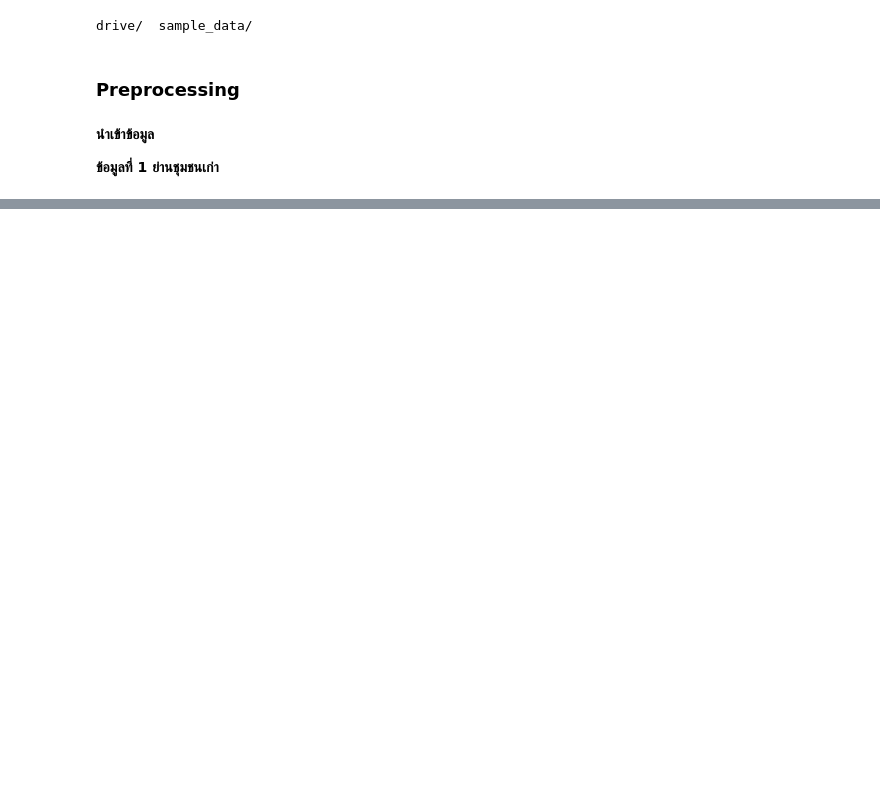
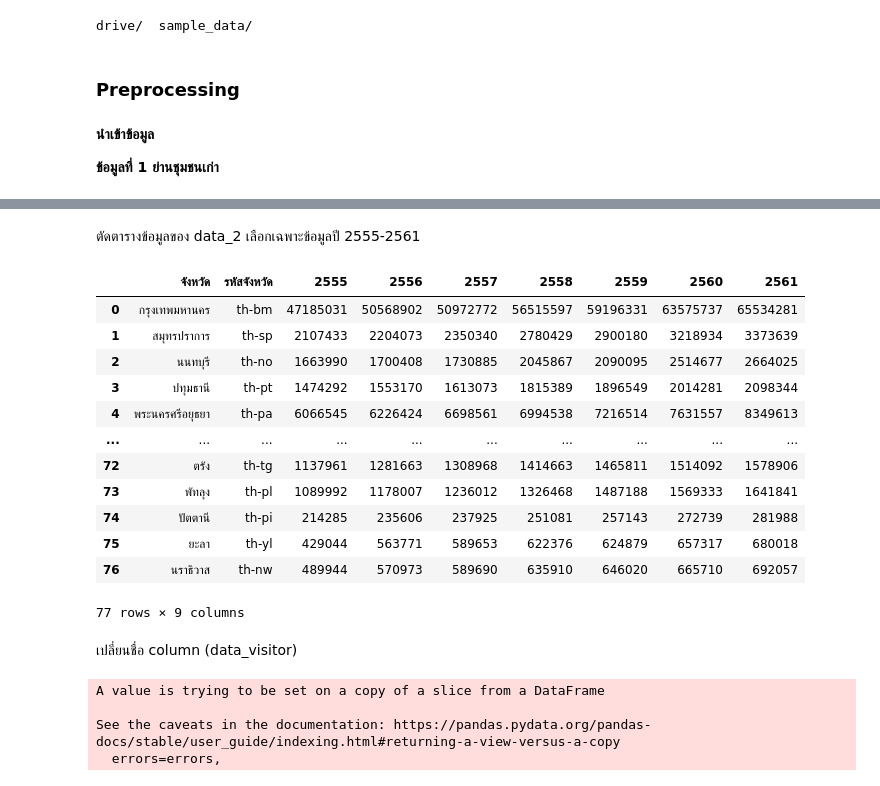
Before and after one commit to naruemonssp/DWDM21, a Jupyter notebook: Project_G_Final.ipynb, the cells around one changed output, grey strips where cells are left out. Cells and saved outputs as stored; diff of their text form; code cells hidden in the pictures; blank space fills up the shorter version.

```diff
--- a/Project_G_Final.ipynb
+++ b/Project_G_Final.ipynb
@@ -51,0 +133,34 @@ data_1
+# %% [markdown]
+ตัดตารางข้อมูลของ data_2 เลือกเฉพาะข้อมูลปี 2555-2561
+# %%
+data_visitor = data_2[['จังหวัด','รหัสจังหวัด','2555','2556','2557','2558','2559','2560','2561']] # ผู้เยี่ยมเยือน จำแนกตามจังหวัด
+data_visitor
+# %% [output]
+|  | จังหวัด | รหัสจังหวัด | 2555 | 2556 | 2557 | 2558 | 2559 | 2560 | 2561 |
+| 0 | กรุงเทพมหานคร | th-bm | 47185031 | 50568902 | 50972772 | 56515597 | 59196331 | 63575737 | 65534281 |
+| 1 | สมุทรปราการ | th-sp | 2107433 | 2204073 | 2350340 | 2780429 | 2900180 | 3218934 | 3373639 |
+| 2 | นนทบุรี | th-no | 1663990 | 1700408 | 1730885 | 2045867 | 2090095 | 2514677 | 2664025 |
+| 3 | ปทุมธานี | th-pt | 1474292 | 1553170 | 1613073 | 1815389 | 1896549 | 2014281 | 2098344 |
+| 4 | พระนครศรีอยุธยา | th-pa | 6066545 | 6226424 | 6698561 | 6994538 | 7216514 | 7631557 | 8349613 |
+| ... | ... | ... | ... | ... | ... | ... | ... | ... | ... |
+| 72 | ตรัง | th-tg | 1137961 | 1281663 | 1308968 | 1414663 | 1465811 | 1514092 | 1578906 |
+| 73 | พัทลุง | th-pl | 1089992 | 1178007 | 1236012 | 1326468 | 1487188 | 1569333 | 1641841 |
+| 74 | ปัตตานี | th-pi | 214285 | 235606 | 237925 | 251081 | 257143 | 272739 | 281988 |
+| 75 | ยะลา | th-yl | 429044 | 563771 | 589653 | 622376 | 624879 | 657317 | 680018 |
+| 76 | นราธิวาส | th-nw | 489944 | 570973 | 589690 | 635910 | 646020 | 665710 | 692057 |
+77 rows × 9 columns
+# %% [markdown]
+เปลี่ยนชื่อ column (data_visitor)
+# %%
+data_visitor.rename(columns={'2555':'visitor2555'},inplace=True)
+data_visitor.rename(columns={'2556':'visitor2556'},inplace=True)
+data_visitor.rename(columns={'2557':'visitor2557'},inplace=True)
+data_visitor.rename(columns={'2558':'visitor2558'},inplace=True)
+data_visitor.rename(columns={'2559':'visitor2559'},inplace=True)
+data_visitor.rename(columns={'2560':'visitor2560'},inplace=True)
+data_visitor.rename(columns={'2561':'visitor2561'},inplace=True)
+# %% [output]
+A value is trying to be set on a copy of a slice from a DataFrame
+
+See the caveats in the documentation: https://pandas.pydata.org/pandas-docs/stable/user_guide/indexing.html#returning-a-view-versus-a-copy
+  errors=errors,
```
Also changed, not shown: parts of 128 cells of this notebook.
